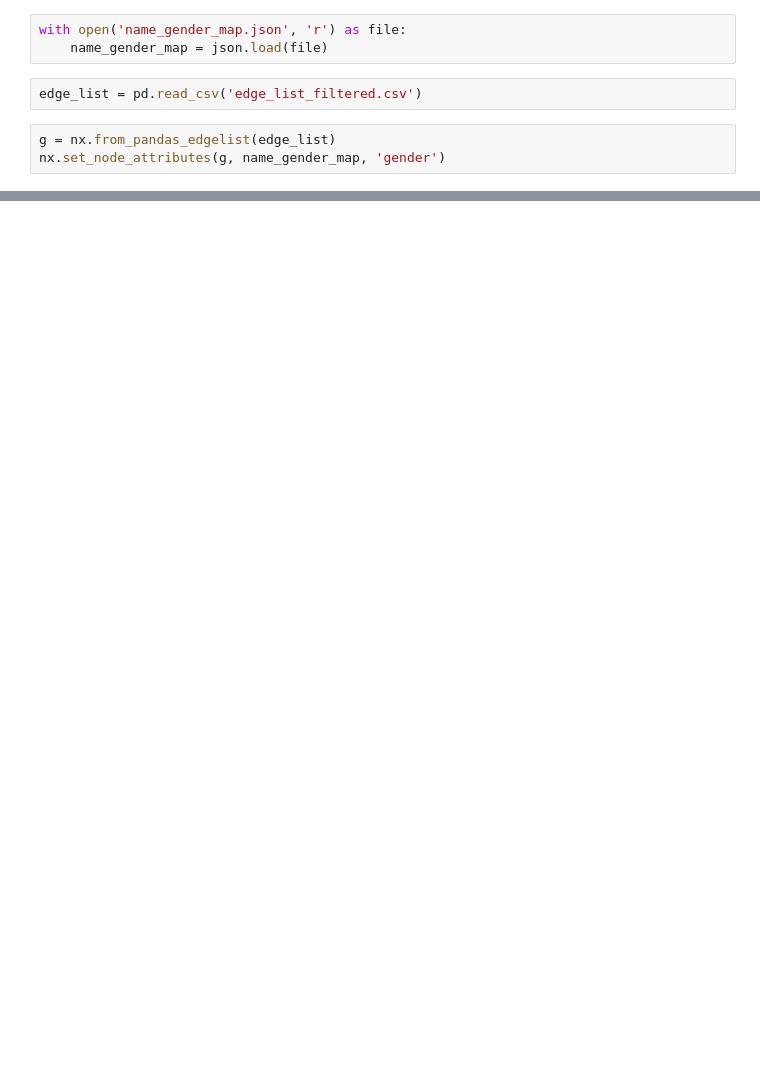
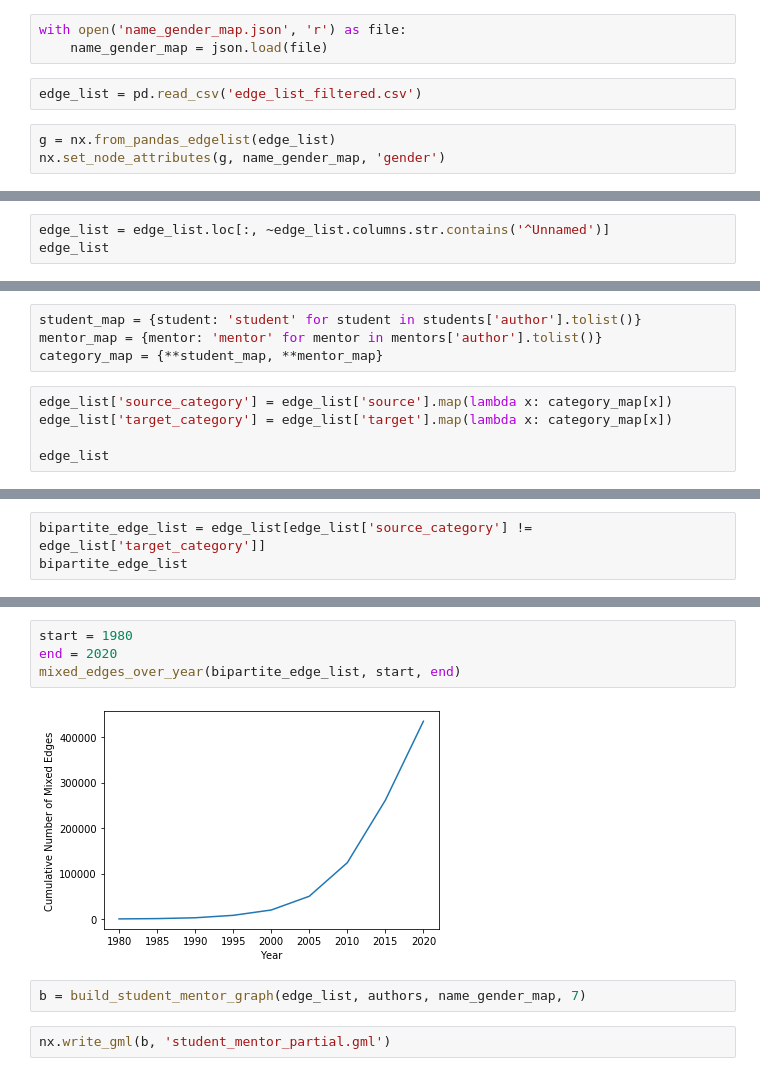
Before and after one commit to VirosaLi/dblp-analysis, a Jupyter notebook: data/test_note.ipynb, the cells around one changed output, grey strips where cells are left out. Drawn from its saved outputs; the diff is of its cells as text; blank space fills up the shorter version.

```diff
--- a/data/test_note.ipynb
+++ b/data/test_note.ipynb
@@ -85,0 +69,3 @@ plt.show()
+# %%
+edge_list = edge_list.loc[:, ~edge_list.columns.str.contains('^Unnamed')]
+edge_list
@@ -85,0 +86,9 @@ plt.show()
+# %%
+student_map = {student: 'student' for student in students['author'].tolist()}
+mentor_map = {mentor: 'mentor' for mentor in mentors['author'].tolist()}
+category_map = {**student_map, **mentor_map}
+# %%
+edge_list['source_category'] = edge_list['source'].map(lambda x: category_map[x])
+edge_list['target_category'] = edge_list['target'].map(lambda x: category_map[x])
+
+edge_list
@@ -85,0 +109,3 @@ plt.show()
+# %%
+bipartite_edge_list = edge_list[edge_list['source_category'] != edge_list['target_category']]
+bipartite_edge_list
@@ -85,0 +126,10 @@ plt.show()
+# %%
+start = 1980
+end = 2020
+mixed_edges_over_year(bipartite_edge_list, start, end)
+# %% [output]
+[figure, added]
+# %%
+b = build_student_mentor_graph(edge_list, authors, name_gender_map, 7)
+# %%
+nx.write_gml(b, 'student_mentor_partial.gml')
```
Also changed, not shown: parts of 21 cells of this notebook, 7 other files.
